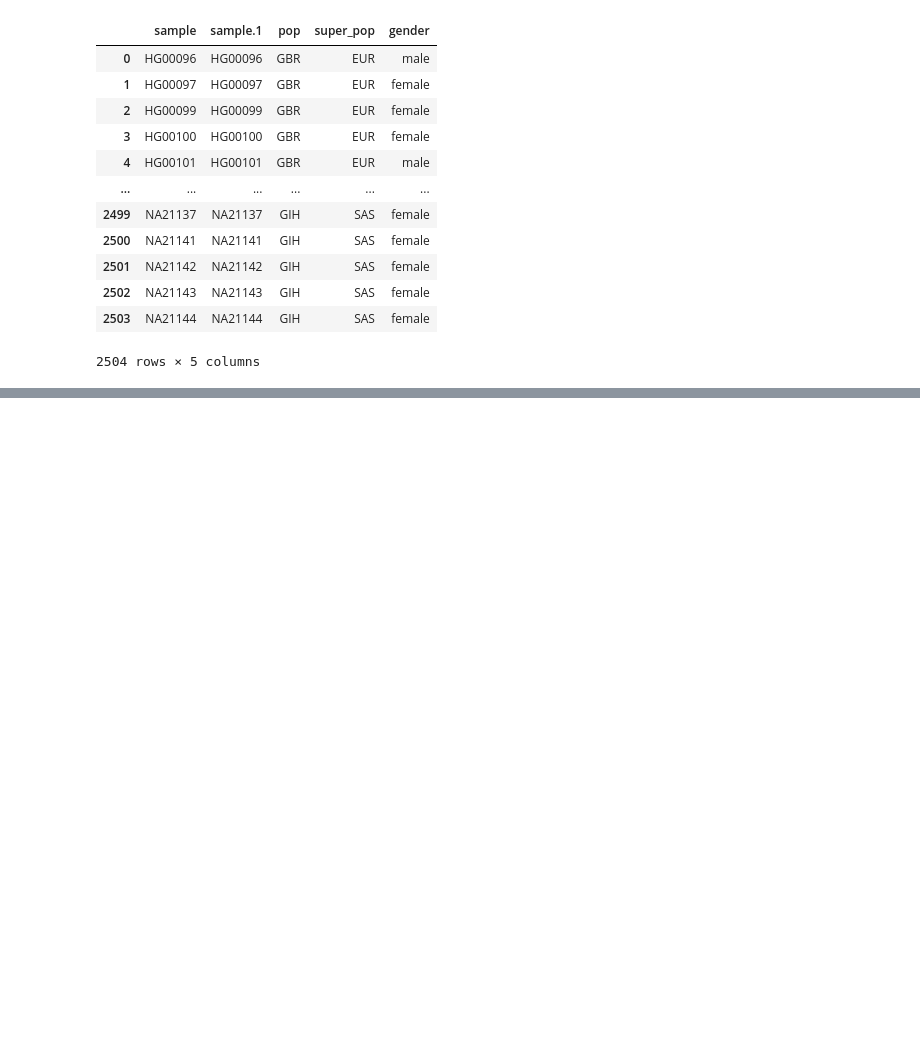
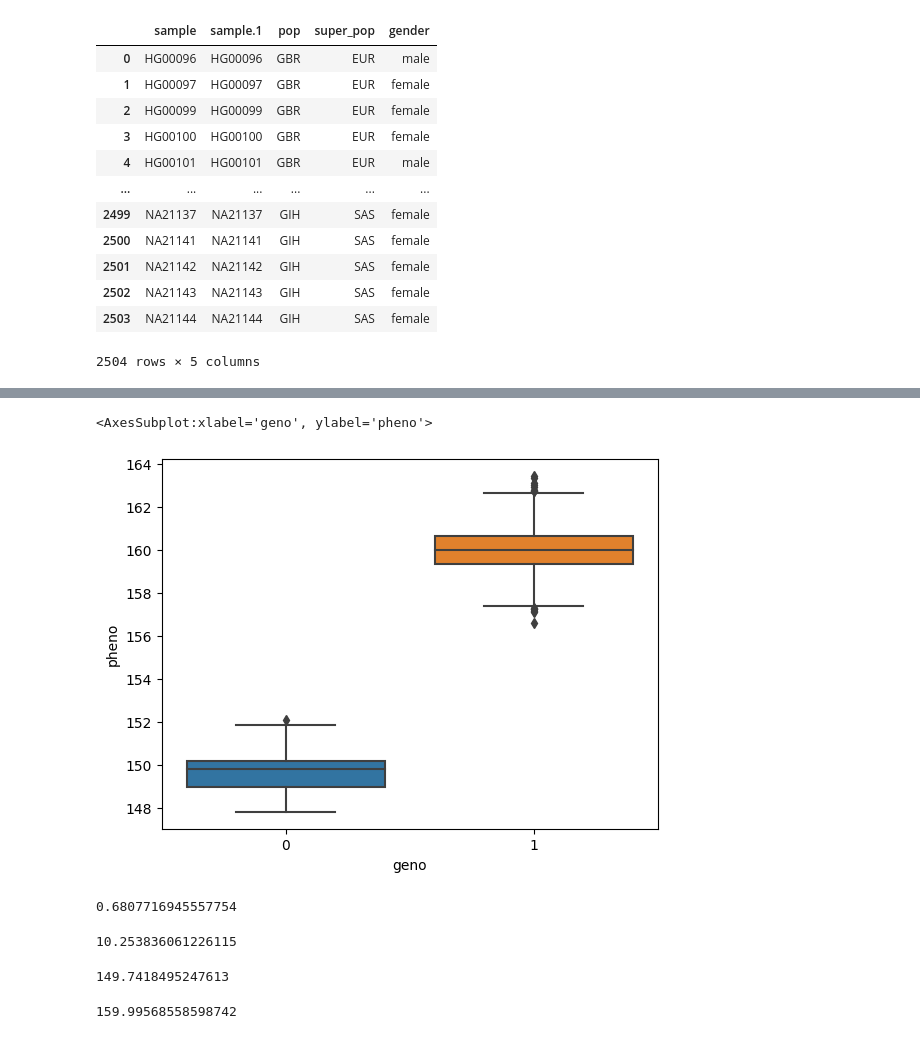
Before and after one commit to mat2m10/powercontrol, a Jupyter notebook: power.ipynb, the cells around one changed output, grey strips where cells are left out. Cells and saved outputs as stored; diff of their text form; code cells hidden in the pictures; blank space fills up the shorter version.

```diff
--- a/power.ipynb
+++ b/power.ipynb
@@ -35,0 +101,8 @@ for snp in os.listdir('./data/genotype'):
+# %%
+mean_min = 115
+mean_het = 150
+mean_maj = 160
+# %%
+sigma_min = 1
+sigma_het = 1
+sigma_maj = 1
@@ -35,0 +140,11 @@ for snp in os.listdir('./data/genotype'):
+# %%
+pheno = []
+for var in list(geno[geno.columns[i]]):
+    if var == 1:
+        pheno.append(np.random.normal(mean_maj, sigma_maj, 1)[0])
+    elif var == 0:
+        pheno.append(np.random.normal(mean_het, sigma_het, 1)[0])
+    else:
+        pheno.append(np.random.normal(mean_min, sigma_min, 1)[0])
+# %%
+df_pheno = pd.DataFrame(data = {"geno": list(geno[geno.columns[i]]), "pheno": pheno})
@@ -35,0 +167,5 @@ for snp in os.listdir('./data/genotype'):
+# %%
+sns.boxplot(data=df_pheno, x="geno", y="pheno")
+# %% [output]
+<AxesSubplot:xlabel='geno', ylabel='pheno'>
+[figure, added]
@@ -35,0 +177,12 @@ for snp in os.listdir('./data/genotype'):
+# %%
+reg.score(X, y)
+# %% [output]
+0.6807716945557754
+# %%
+reg.coef_[0][0]
+# %% [output]
+10.253836061226115
+# %%
+reg.intercept_[0]
+# %% [output]
+149.7418495247613
@@ -35,0 +193,4 @@ for snp in os.listdir('./data/genotype'):
+# %%
+find_lin_reg(1)
+# %% [output]
+159.99568558598742
```
Also changed, not shown: parts of 21 cells of this notebook.
